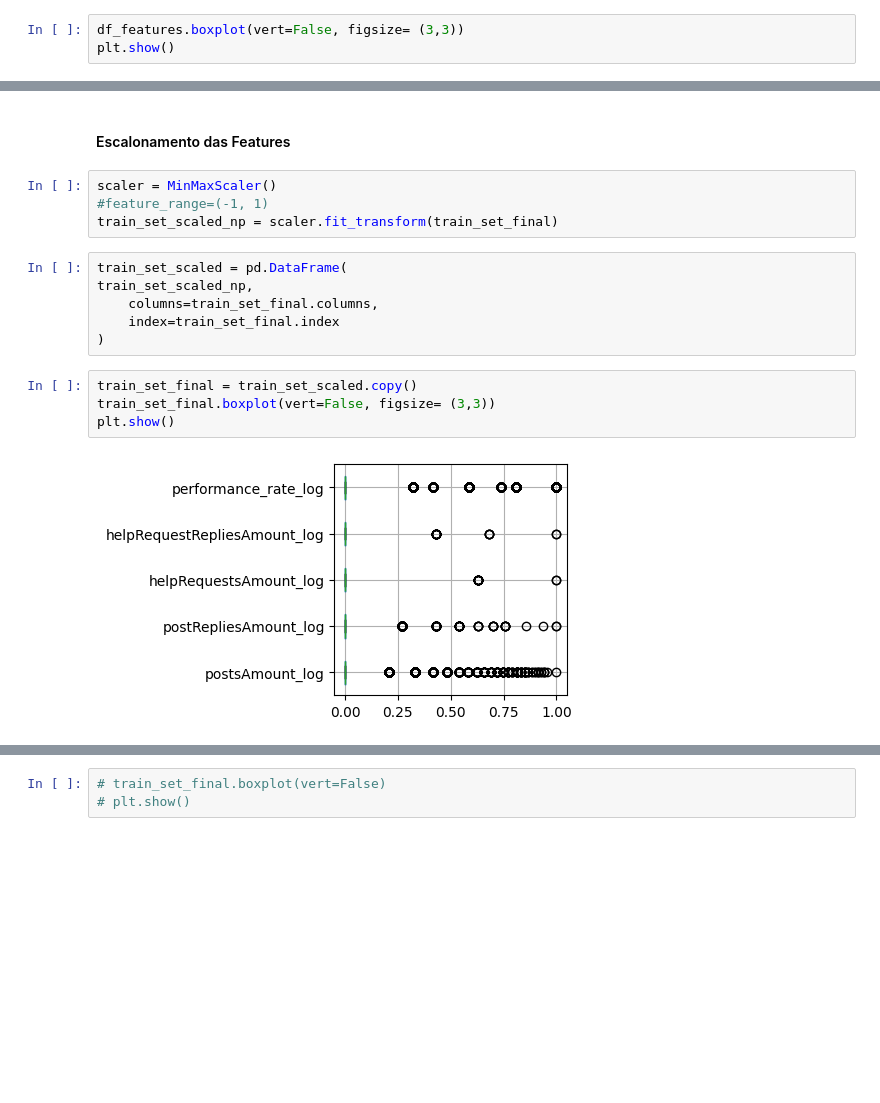
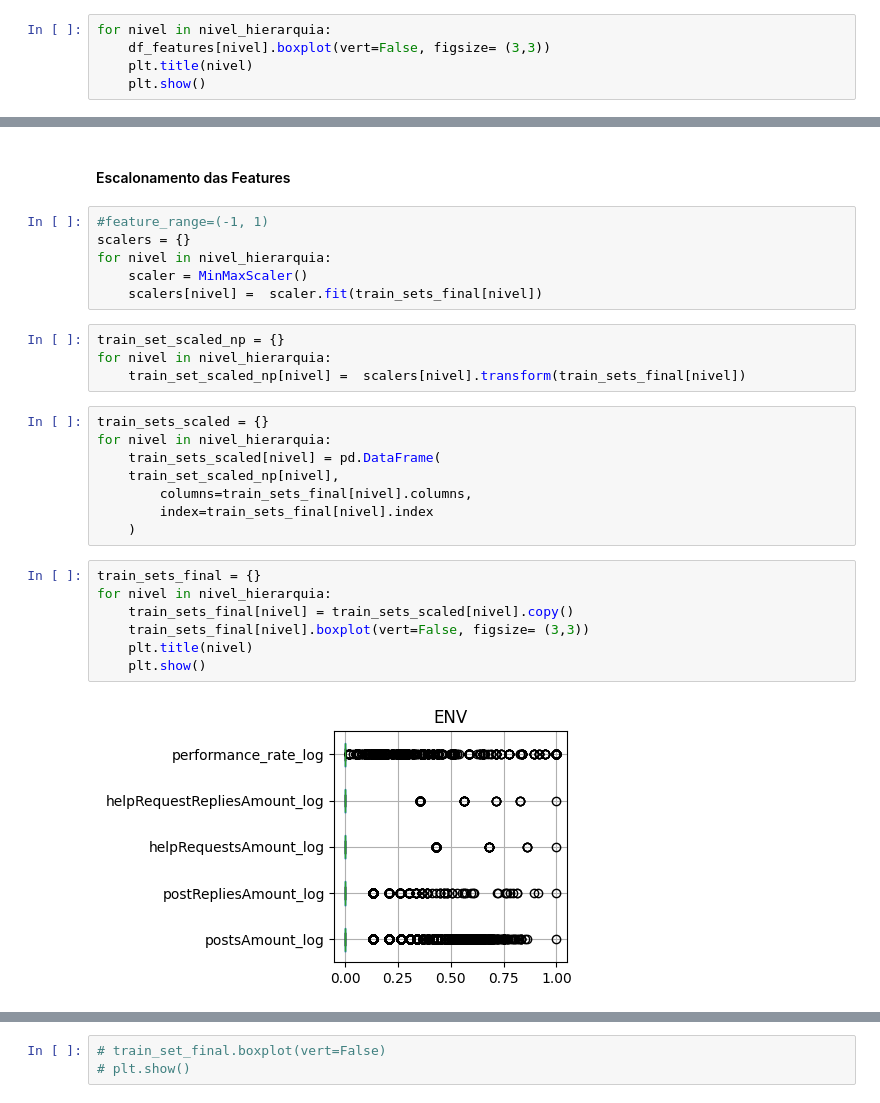
Before and after one commit to matheussilvaviitra/Classificador_engajamento, a Jupyter notebook: engajamento_uns_new_2.ipynb, the cells around one changed output, grey strips where cells are left out. Drawn from its saved outputs; the diff is of its cells as text; blank space fills up the shorter version.

```diff
--- a/engajamento_uns_new_2.ipynb
+++ b/engajamento_uns_new_2.ipynb
@@ -271,4 +334,6 @@ for col in colunas_para_log:
 # %%
-df_features.boxplot(vert=False, figsize= (3,3))
-plt.show()
+for nivel in nivel_hierarquia:
+    df_features[nivel].boxplot(vert=False, figsize= (3,3))
+    plt.title(nivel)
+    plt.show()
 # %% [output]
@@ -305,18 +379,29 @@ memory usage: 541.4 KB
 # %% [markdown]
 #### Escalonamento das Features
 # %%
-scaler = MinMaxScaler()
 #feature_range=(-1, 1)
-train_set_scaled_np = scaler.fit_transform(train_set_final)
+scalers = {}
+for nivel in nivel_hierarquia:
+    scaler = MinMaxScaler()
+    scalers[nivel] =  scaler.fit(train_sets_final[nivel])
+# %%
+train_set_scaled_np = {}
+for nivel in nivel_hierarquia:
+    train_set_scaled_np[nivel] =  scalers[nivel].transform(train_sets_final[nivel])
 # %%
-train_set_scaled = pd.DataFrame(
-train_set_scaled_np,
-    columns=train_set_final.columns,
-    index=train_set_final.index
-)
+train_sets_scaled = {}
+for nivel in nivel_hierarquia:
+    train_sets_scaled[nivel] = pd.DataFrame(
+    train_set_scaled_np[nivel],
+        columns=train_sets_final[nivel].columns,
+        index=train_sets_final[nivel].index
+    )
 # %%
-train_set_final = train_set_scaled.copy()
-train_set_final.boxplot(vert=False, figsize= (3,3))
-plt.show()
+train_sets_final = {}
+for nivel in nivel_hierarquia:
+    train_sets_final[nivel] = train_sets_scaled[nivel].copy()
+    train_sets_final[nivel].boxplot(vert=False, figsize= (3,3))
+    plt.title(nivel)
+    plt.show()
 # %% [output]
-[figure, old version]
+[figure, new version]
```
Also changed, not shown: parts of 40 cells of this notebook.
